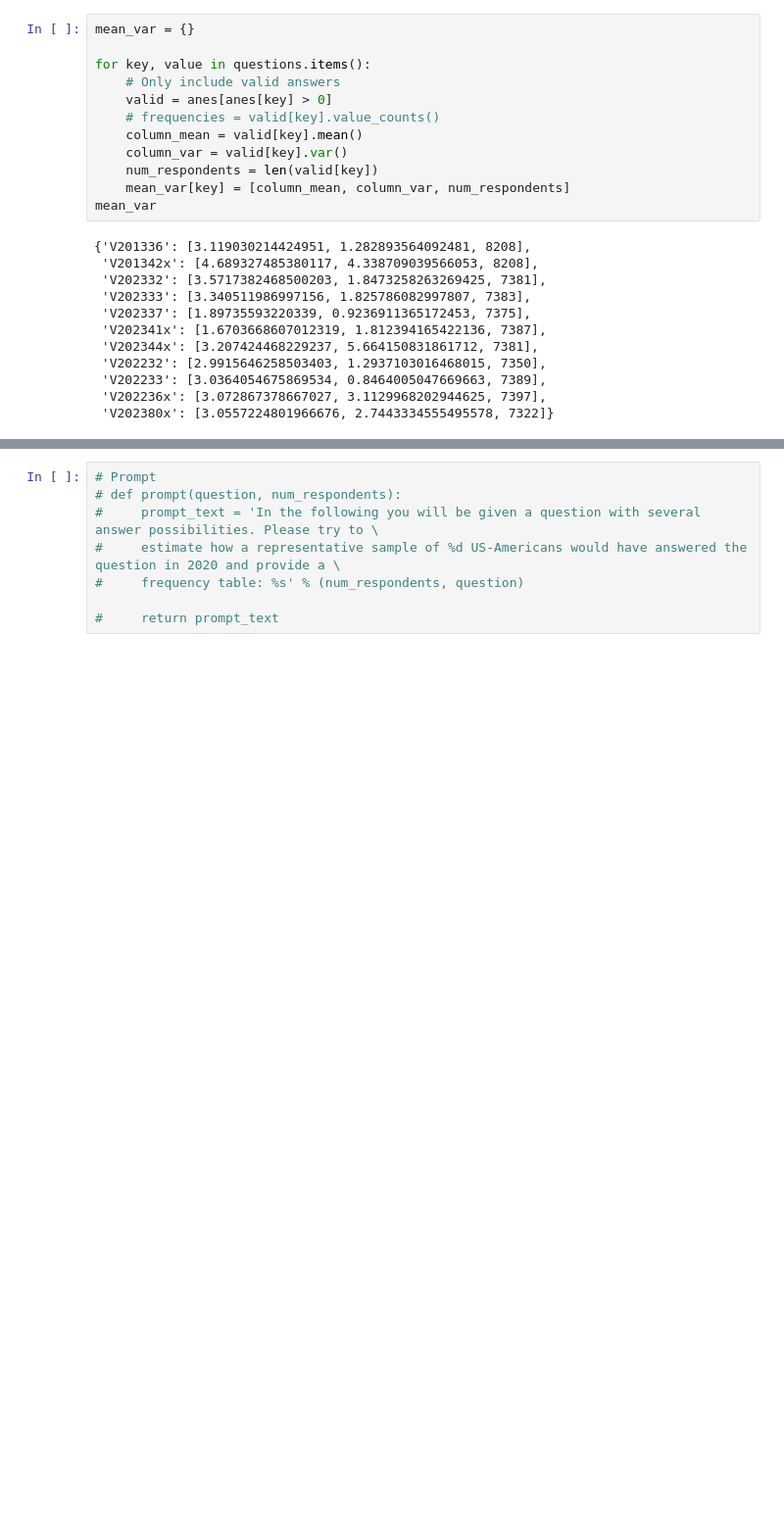
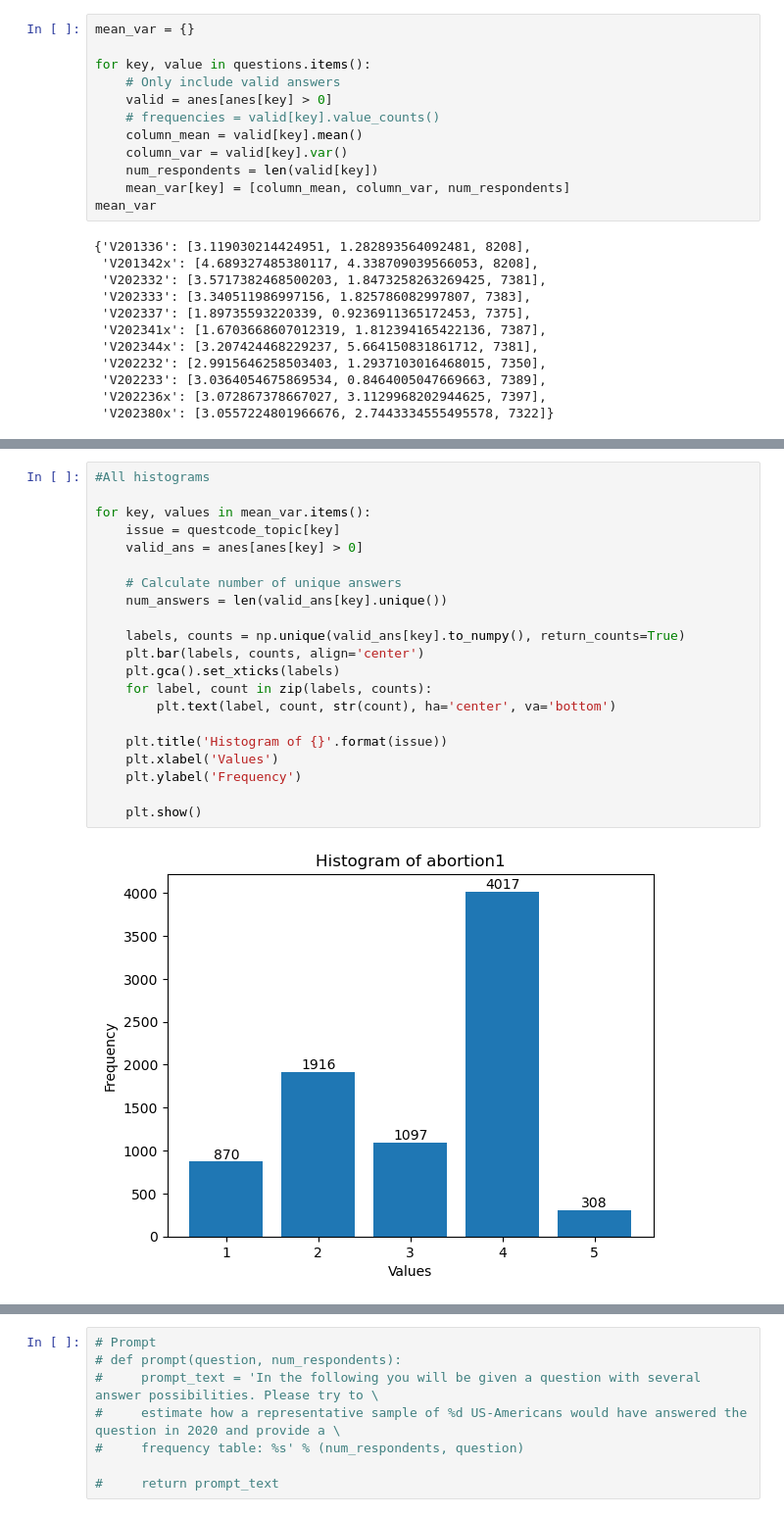
Before and after one commit to adrianruhe/SILLM-Project, a Jupyter notebook: project.ipynb, the cells around one changed output, grey strips where cells are left out. Shown: that part at 98% size. Cells and saved outputs as stored; diff of their text form; blank space fills up the shorter version.

```diff
--- a/project.ipynb
+++ b/project.ipynb
@@ -191,0 +203,23 @@ mean_var
+# %%
+#All histograms
+
+for key, values in mean_var.items():
+    issue = questcode_topic[key]
+    valid_ans = anes[anes[key] > 0]
+
+    # Calculate number of unique answers
+    num_answers = len(valid_ans[key].unique())
+
+    labels, counts = np.unique(valid_ans[key].to_numpy(), return_counts=True)
+    plt.bar(labels, counts, align='center')
+    plt.gca().set_xticks(labels)
+    for label, count in zip(labels, counts):
+        plt.text(label, count, str(count), ha='center', va='bottom')
+
+    plt.title('Histogram of {}'.format(issue))
+    plt.xlabel('Values')
+    plt.ylabel('Frequency')
+
+    plt.show()
+# %% [output]
+[figure, added]
```
Also changed, not shown: parts of 5 cells of this notebook.
